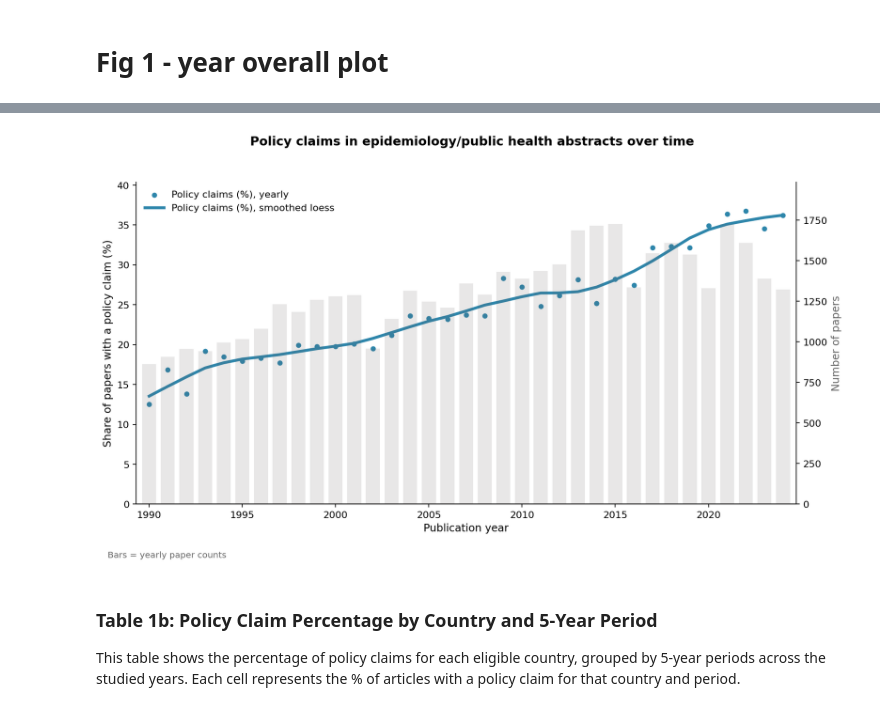
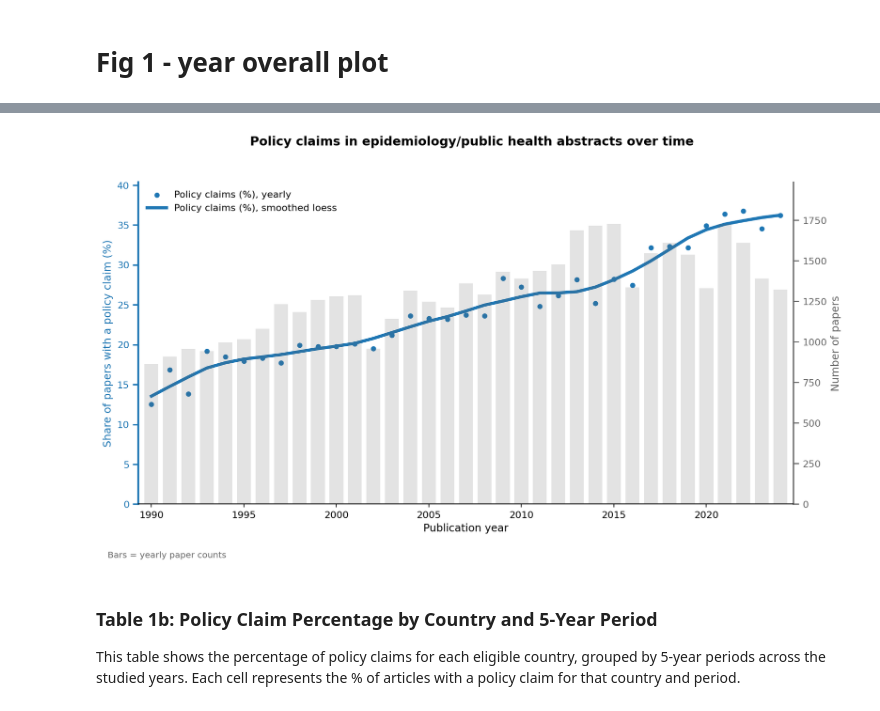
Before and after one commit to dbann/policyclaims, a Jupyter notebook: code/Main_analyses_supplemental.ipynb, the cells around one changed output, grey strips where cells are left out. Saved outputs shown, nothing was run; the diff lists cells and outputs as text; code cells hidden in the pictures.

```diff
--- a/code/Main_analyses_supplemental.ipynb
+++ b/code/Main_analyses_supplemental.ipynb
@@ -1324,6 +1295,7 @@ Final dataset: 45807 records.
 | 3 | SCOPUS_ID:0025690158 | 10.1093/oxfordjournals.aje.a115757 | The strong heart study a study of... | American Journal Of Epidemiology | 1990 | ['Cardiovascular disease', 'India... | Available data indicate that card... | article | ... |
 | 4 | SCOPUS_ID:0025681563 | 10.1093/oxfordjournals.aje.a115761 | The effects of measurement errors... | American Journal Of Epidemiology | 1990 | ['Regression analysis', 'Risk', '... | This paper concerns the effects o... | article | ... |
 # %%
+from pathlib import Path
 import pandas as pd
 import numpy as np
 import matplotlib.pyplot as plt
@@ -1335,7 +1307,7 @@ YEAR_COL = "publication_year"
 CLAIM_COL = "llm_policy_claim"
 YEAR_MIN, YEAR_MAX = 1990, 2024
 SAVE_PATH = "../figures/fig_trend_policy_claims_loess.png"
-LOESS_FRAC = 0.25   # proportion of data used for smoothing (tune 0.1–0.5)
+LOESS_FRAC = 0.25
 
 # ---------------- Prep ----------------
 if YEAR_COL not in df.columns or CLAIM_COL not in df.columns:
@@ -1366,72 +1338,96 @@ agg["pct_claim"] = np.where(agg["n"] > 0, 100 * agg["n_claim"] / agg["n"], np.na
 
 # ---------------- LOESS smoothing ----------------
 if agg[YEAR_COL].nunique() > 4:
-    loess_result = lowess(
+    agg["pct_claim_smooth"] = lowess(
         endog=agg["pct_claim"],
         exog=agg[YEAR_COL],
         frac=LOESS_FRAC,
         return_sorted=False
     )
-    agg["pct_claim_smooth"] = loess_result
 else:
     agg["pct_claim_smooth"] = np.nan
 
 # ---------------- Plot ----------------
-plt.style.use('default')
+plt.style.use("default")
 fig, ax = plt.subplots(figsize=(11, 6.5), dpi=160)
 ax2 = ax.twinx()
 
+# Colours
+policy_color = "#0072B2"
+count_color = "#666666"
+
+# Clean spines
 ax.grid(False)
 ax2.grid(False)
+ax.spines["top"].set_visible(False)
+ax.spines["right"].set_visible(False)
+ax2.spines["top"].set_visible(False)
+ax2.spines["left"].set_visible(False)
 
-ax.spines['top'].set_visible(False)
-ax.spines['right'].set_visible(False)
-ax2.spines['top'].set_visible(False)
-ax2.spines['left'].set_visible(False)
+# Left y-axis uses the exact same blue as the policy-claim estimates
+ax.spines["left"].set_color(policy_color)
+ax.spines["left"].set_linewidth(2.2)
+ax.yaxis.label.set_color(policy_color)
+ax.yaxis.label.set_fontweight("medium")
+ax.tick_params(axis="y", color=policy_color, labelcolor=policy_color, width=1.6, length=6)
+ax.yaxis.get_offset_text().set_color(policy_color)
 
-primary_color = '#2E86AB'   # unified color for dots + line
-bar_color = "#6A6262"
+# Right y-axis grey, matching counts
+ax2.spines["right"].set_color(count_color)
+ax2.spines["right"].set_linewidth(1.5)
+ax2.yaxis.label.set_color(count_color)
+ax2.tick_params(axis="y", color=count_color, labelcolor=count_color, width=1.2, length=6)
+ax2.yaxis.get_offset_text().set_color(count_color)
 
 # Bars: yearly counts
-bars = ax2.bar(agg[YEAR_COL], agg["n"], alpha=0.15, width=0.75,
-               color=bar_color, edgecolor='none',
-               label="Number of papers (right axis)")
+ax2.bar(
+    agg[YEAR_COL], agg["n"],
+    alpha=0.18, width=0.75,
+    color=count_color, edgecolor="none",
+    label="Number of papers (right axis)"
+ )
 
-# Dots (no yearly line)
-ax.scatter(agg[YEAR_COL], agg["pct_claim"],
-           s=35, color=primary_color, edgecolors='white', linewidth=0.5,
-           label="Policy claims (%), yearly")
+# Dots
+ax.scatter(
+    agg[YEAR_COL], agg["pct_claim"],
+    s=35, color=policy_color, edgecolors="white", linewidth=0.5,
+    label="Policy claims (%), yearly"
+ )
 
-# LOESS smooth line
-ax.plot(agg[YEAR_COL], agg["pct_claim_smooth"],
-        linewidth=3, color=primary_color,
-        label=f"Policy claims (%), smoothed loess")
+# LOESS line
+ax.plot(
+    agg[YEAR_COL], agg["pct_claim_smooth"],
+    linewidth=3.0, color=policy_color,
+    label="Policy claims (%), smoothed loess"
+ )
 
-# Axis labels
+# Labels
 ax.set_xlabel("Publication year", fontsize=11)
-ax.set_ylabel("Share of papers with a policy claim (%)", fontsize=11)
-ax2.set_ylabel("Number of papers", fontsize=11, color='#666666')
+ax.set_ylabel("Share of papers with a policy claim (%)", fontsize=11, color=policy_color)
+ax2.set_ylabel("Number of papers", fontsize=11, color=count_color)
 
-# Axis limits
+# Limits
 ax.set_xlim(agg[YEAR_COL].min() - 0.7, agg[YEAR_COL].max() + 0.7)
 ax.set_ylim(0, max(5, np.nanmax(agg["pct_claim"]) * 1.1))
 ax2.set_ylim(0, max(agg["n"].max() * 1.15, 10))
 
 # Title
-fig.suptitle("Policy claims in epidemiology/public health abstracts over time",
-             y=0.96, fontsize=13, fontweight='600')
+fig.suptitle(
+    "Policy claims in epidemiology/public health abstracts over time",
+    y=0.96, fontsize=13, fontweight="600"
+ )
 
 # Legend
-legend = ax.legend(loc="upper left", frameon=False, fontsize=10)
+ax.legend(loc="upper left", frameon=False, fontsize=10)
 
 # Footnote
-plt.figtext(0.02, 0.02, "Bars = yearly paper counts", fontsize=9, color='#666666')
+plt.figtext(0.02, 0.02, "Bars = yearly paper counts", fontsize=9, color=count_color)
 
 plt.tight_layout(rect=[0, 0.05, 1, 0.93])
-plt.savefig(SAVE_PATH, bbox_inches="tight", facecolor='white', dpi=300)
+plt.savefig(SAVE_PATH, bbox_inches="tight", facecolor="white", dpi=300)
 plt.show()
 # %% [output]
-[figure, old version]
+[figure, new version]
 # %% [markdown]
 ### Table 1b: Policy Claim Percentage by Country and 5-Year Period
 
```
Also changed, not shown: parts of 5 cells of this notebook, 2 other files.
